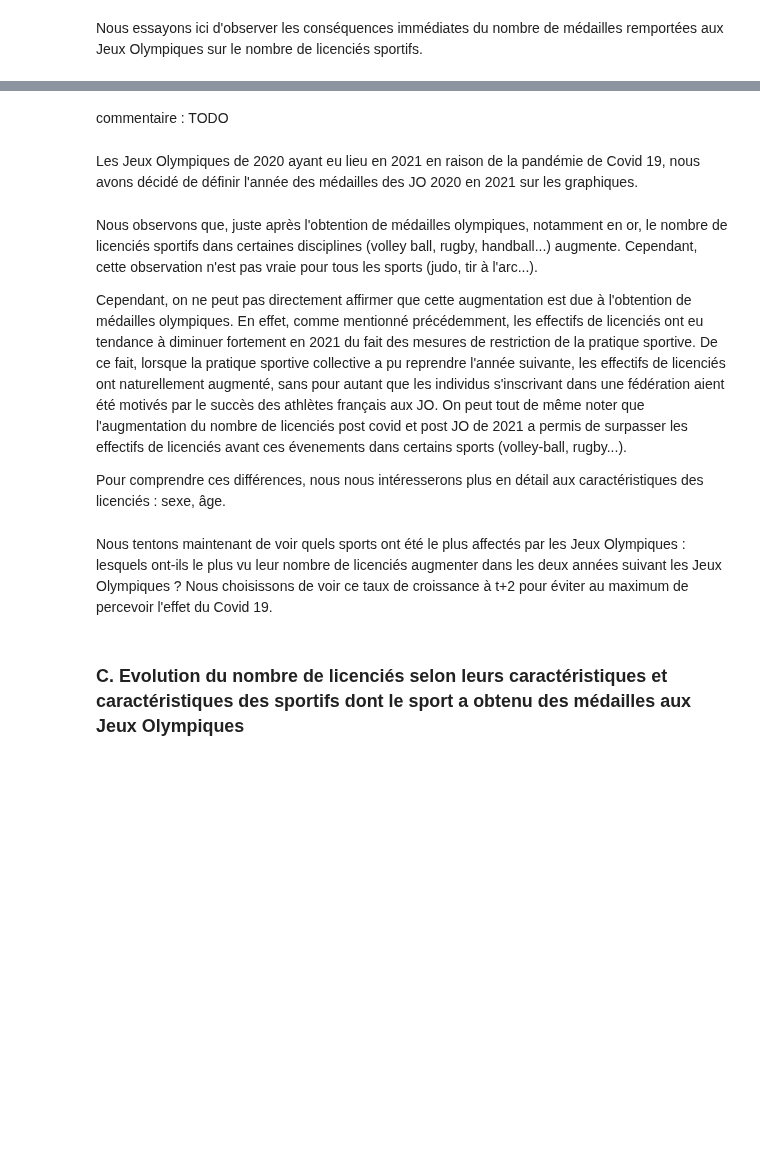
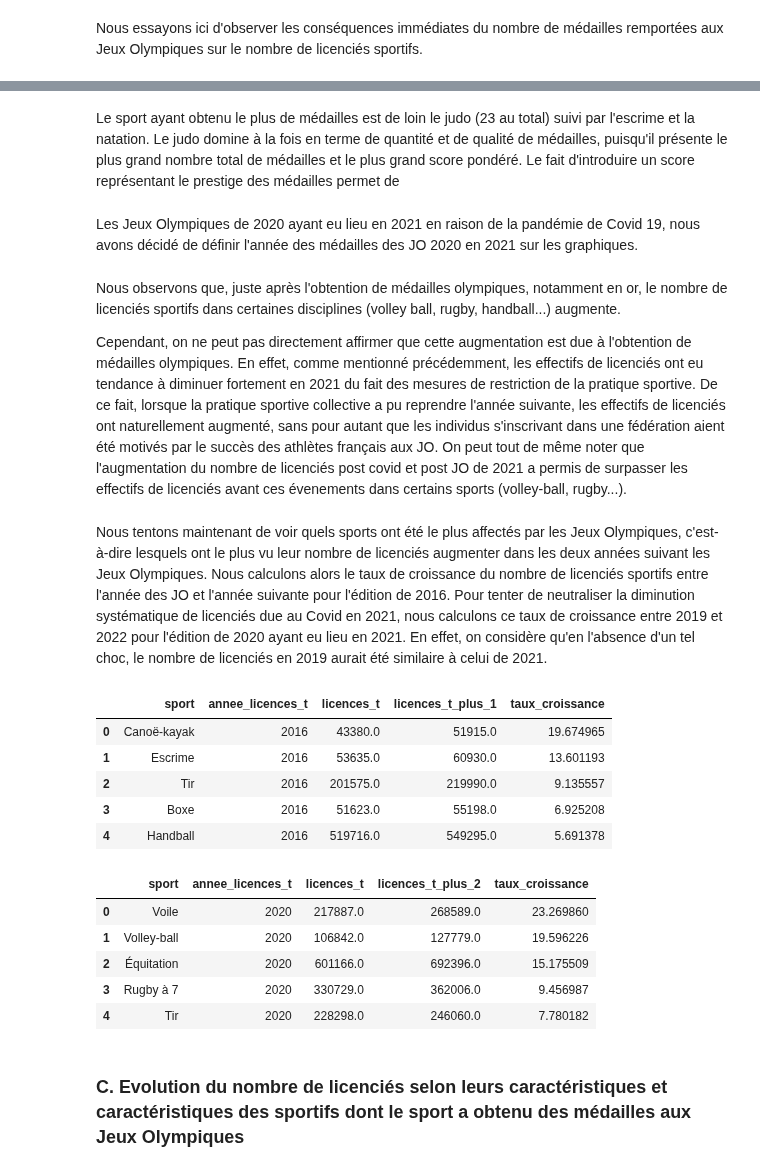
Before and after one commit to oldblindmole/Projet_Python_Data_Science_JO, a Jupyter notebook: main.ipynb, the cells around one changed output, grey strips where cells are left out. Drawn from its saved outputs; the diff is of its cells as text; code cells hidden in the pictures; blank space fills up the shorter version.

```diff
--- a/main.ipynb
+++ b/main.ipynb
@@ -394,19 +411,30 @@ classement_sports_medailles(data_complet, 'all')
 # %% [markdown]
-commentaire : TODO
+Le sport ayant obtenu le plus de médailles est de loin le judo (23 au total) suivi par l'escrime et la natation. Le judo domine à la fois en terme de quantité et de qualité de médailles, puisqu'il présente le plus grand nombre total de médailles et le plus grand score pondéré. Le fait d'introduire un score représentant le prestige des médailles permet de
 # %% [markdown]
 Les Jeux Olympiques de 2020 ayant eu lieu en 2021 en raison de la pandémie de Covid 19, nous avons décidé de définir l'année des médailles des JO 2020 en 2021 sur les graphiques.
 # %%
 widget_graphique_licences_et_medailles(data_complet_2)
 # %% [markdown]
-Nous observons que, juste après l'obtention de médailles olympiques, notamment en or, le nombre de licenciés sportifs dans certaines disciplines (volley ball, rugby, handball...) augmente. Cependant, cette observation n'est pas vraie pour tous les sports (judo, tir à l'arc...).
+Nous observons que, juste après l'obtention de médailles olympiques, notamment en or, le nombre de licenciés sportifs dans certaines disciplines (volley ball, rugby, handball...) augmente.
 
 Cependant, on ne peut pas directement affirmer que cette augmentation est due à l'obtention de médailles olympiques. En effet, comme mentionné précédemment, les effectifs de licenciés ont eu tendance à diminuer fortement en 2021 du fait des mesures de restriction de la pratique sportive. De ce fait, lorsque la pratique sportive collective a pu reprendre l'année suivante, les effectifs de licenciés ont naturellement augmenté, sans pour autant que les individus s'inscrivant dans une fédération aient été motivés par le succès des athlètes français aux JO. On peut tout de même noter que l'augmentation du nombre de licenciés post covid et post JO de 2021 a permis de surpasser les effectifs de licenciés avant ces évenements dans certains sports (volley-ball, rugby...).
-
-Pour comprendre ces différences, nous nous intéresserons plus en détail aux caractéristiques des licenciés : sexe, âge.
 # %% [markdown]
-Nous tentons maintenant de voir quels sports ont été le plus affectés par les Jeux Olympiques : lesquels ont-ils le plus vu leur nombre de licenciés augmenter dans les deux années suivant les Jeux Olympiques ? Nous choisissons de voir ce taux de croissance à t+2 pour éviter au maximum de percevoir l'effet du Covid 19.
+Nous tentons maintenant de voir quels sports ont été le plus affectés par les Jeux Olympiques, c'est-à-dire lesquels ont le plus vu leur nombre de licenciés augmenter dans les deux années suivant les Jeux Olympiques. Nous calculons alors le taux de croissance du nombre de licenciés sportifs entre l'année des JO et l'année suivante pour l'édition de 2016. Pour tenter de neutraliser la diminution systématique de licenciés due au Covid en 2021, nous calculons ce taux de croissance entre 2019 et 2022 pour l'édition de 2020 ayant eu lieu en 2021. En effet, on considère qu'en l'absence d'un tel choc, le nombre de licenciés en 2019 aurait été similaire à celui de 2021.
 # %%
-display(croissance_licencies_post_jo(data_complet, 2016, 2).head())
-display(croissance_licencies_post_jo(data_complet, 2020, 2).head())
+display(croissance_licencies_post_jo(data_complet_2, 2016, 1).head())
+display(croissance_licencies_post_jo(data_complet_2, 2019, 3).head())
+# %% [output]
+|  | sport | annee_licences_t | licences_t | licences_t_plus_1 | taux_croissance |
+| 0 | Canoë-kayak | 2016 | 43380.0 | 51915.0 | 19.674965 |
+| 1 | Escrime | 2016 | 53635.0 | 60930.0 | 13.601193 |
+| 2 | Tir | 2016 | 201575.0 | 219990.0 | 9.135557 |
+| 3 | Boxe | 2016 | 51623.0 | 55198.0 | 6.925208 |
+| 4 | Handball | 2016 | 519716.0 | 549295.0 | 5.691378 |
+|  | sport | annee_licences_t | licences_t | licences_t_plus_2 | taux_croissance |
+| 0 | Voile | 2020 | 217887.0 | 268589.0 | 23.269860 |
+| 1 | Volley-ball | 2020 | 106842.0 | 127779.0 | 19.596226 |
+| 2 | Équitation | 2020 | 601166.0 | 692396.0 | 15.175509 |
+| 3 | Rugby à 7 | 2020 | 330729.0 | 362006.0 | 9.456987 |
+| 4 | Tir | 2020 | 228298.0 | 246060.0 | 7.780182 |
 # %% [markdown]
 ### C. Evolution du nombre de licenciés selon leurs caractéristiques et caractéristiques des sportifs dont le sport a obtenu des médailles aux Jeux Olympiques
```
Also changed, not shown: parts of 16 cells of this notebook, 1 other file.
